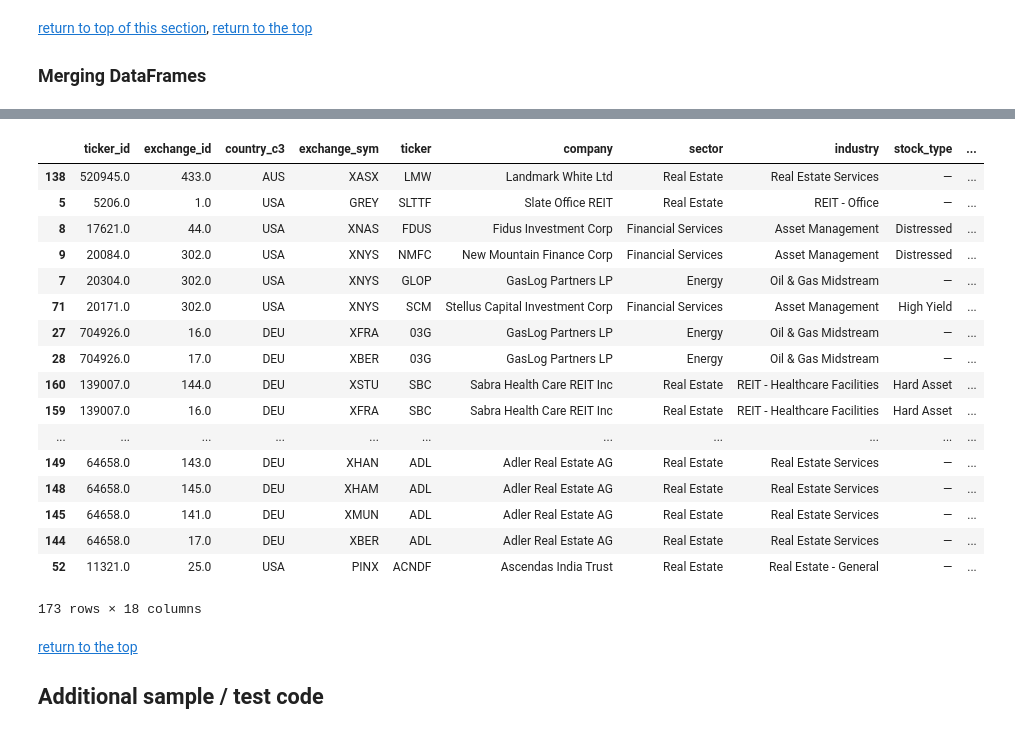
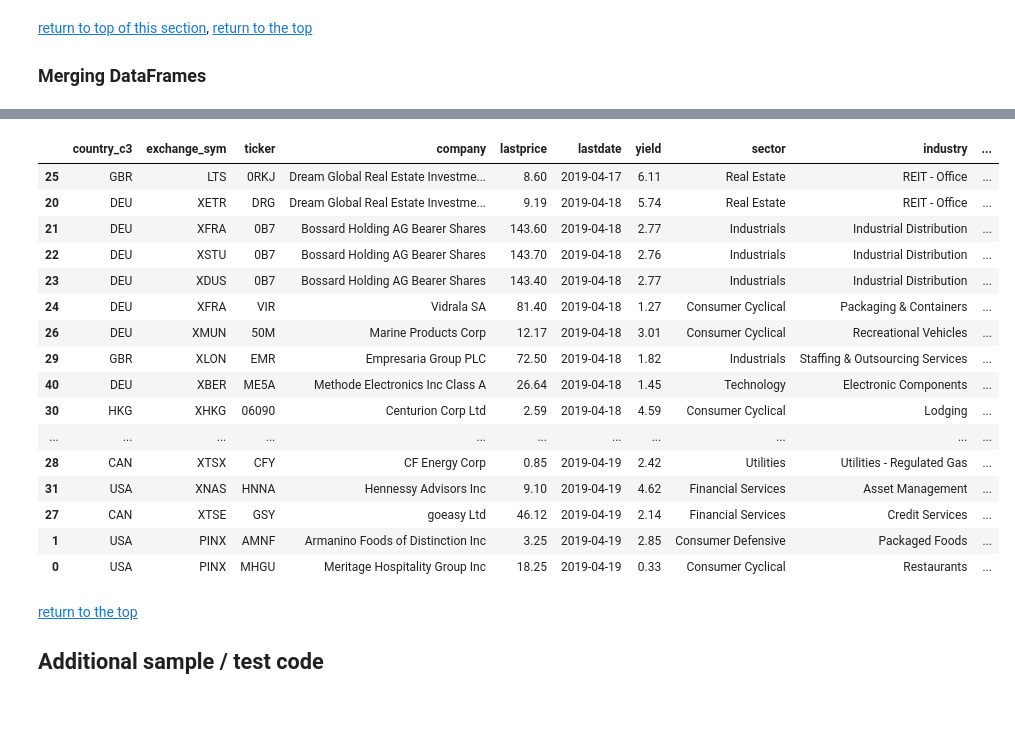
Before and after one commit to caiobran/mstables, a Jupyter notebook: data_overview.ipynb, the cells around one changed output, grey strips where cells are left out. Cells and saved outputs as stored; diff of their text form; code cells hidden in the pictures.

```diff
--- a/data_overview.ipynb
+++ b/data_overview.ipynb
@@ -1576,8 +1520,7 @@ cols = ['ticker_id', 'exchange_id'] + \
         [col for col in df_keyratios.columns if col.startswith('i4_') or col.startswith('Y')]
 
 df_rule1_7 = (df_keyratios
-              .where((df_keyratios['security_type'] == 'Stock') &
-                     (df_keyratios['Y9'] >= pd.to_datetime('2018-01')) &
+              .where((df_keyratios['Y9'] >= pd.to_datetime('2018-01')) &
                      (df_keyratios['i4_Y10'] > 0) &
                      ((df_keyratios['i4_Y9'] > 0) | (df_keyratios['i4_Y9'].isna() & df_keyratios['i4_Y8'].isna() & df_keyratios['i4_Y7'].isna() & df_keyratios['i4_Y6'].isna() & df_keyratios['i4_Y5'].isna() & df_keyratios['i4_Y4'].isna() & df_keyratios['i4_Y3'].isna())) &
                      ((df_keyratios['i4_Y8'] > 0) | (df_keyratios['i4_Y8'].isna() & df_keyratios['i4_Y7'].isna() & df_keyratios['i4_Y6'].isna() & df_keyratios['i4_Y5'].isna() & df_keyratios['i4_Y4'].isna() & df_keyratios['i4_Y3'].isna())) &
@@ -1590,3 +1533,5 @@ df_rule1_7 = (df_keyratios
 
 df_rule1_7.columns = [re.sub('i4_', 'NetIncome_r1_', col) for col in df_rule1_7.columns]
 df_rule1_7.columns = [re.sub('^Y', 'r1_Y', col) for col in df_rule1_7.columns]
+
+print('Total of {:,.0f} records meet this criterium.'.format(len(df_rule1_7)))
@@ -1639,8 +1565,7 @@ icols
 **c. Create 'Net Income' DataFrame**
 # %%
 df_rule2 = (df_keyratios
-            .where((df_keyratios['security_type'] == 'Stock') &
-                   (df_keyratios['Y9'] > pd.to_datetime('2018-01')) &
+            .where((df_keyratios['Y9'] > pd.to_datetime('2018-01')) &
                    (df_keyratios['i6_Y10'] >= df_keyratios['i6_Y9']) &
                    ((df_keyratios['i6_Y9'] >= df_keyratios['i6_Y8']) | (df_keyratios['i6_Y3'].isna() & df_keyratios['i6_Y4'].isna() & df_keyratios['i6_Y5'].isna() & df_keyratios['i6_Y6'].isna() & df_keyratios['i6_Y7'].isna() & df_keyratios['i6_Y8'].isna())) &
                    ((df_keyratios['i6_Y8'] >= df_keyratios['i6_Y7']) | (df_keyratios['i6_Y3'].isna() & df_keyratios['i6_Y4'].isna() & df_keyratios['i6_Y5'].isna() & df_keyratios['i6_Y6'].isna() & df_keyratios['i6_Y7'].isna())) &
@@ -1652,3 +1577,5 @@ df_rule2 = (df_keyratios
 
 df_rule2.columns = main_cols + [col.replace('i6', 'Dividend') for col in icols]
 df_rule2.columns = [re.sub('^Y', 'r2_Y', col) for col in df_rule2.columns]
+
+print('Total of {:,.0f} records meet this criterium.'.format(len(df_rule2)))
@@ -2111,14 +2051,20 @@ df_rule99[main_cols + ['CAGR_Rev_5yr', 'CAGR_OpeInc_5yr']]
 <a id="mergerules"></a>
 ### Merging DataFrames
 # %%
-main_cols = ['ticker_id', 'exchange_id', 'country_c3', 'exchange_sym', 'ticker', 'company',
-             'sector', 'industry', 'stock_type', 'style', 'lastprice', 'yield',
-             'CAGR_Rev_5yr', 'CAGR_OpeInc_5yr', 'PE_TTM_y', 'PB_TTM', 'PS_TTM', 'PC_TTM'
+main_cols = ['country_c3', 'exchange_sym', 'ticker', 'company',
+             'lastprice', 'lastdate', 'yield', 'sector', 'industry', 'stock_type',# 'style',
+             'CAGR_Rev_7yr', 'CAGR_OpeInc_7yr', 'CAGR_FreeCF_7yr',
+             'PE_TTM_x', 'PB_TTM', 'PS_TTM', 'PC_TTM'
             ]
 # %%
-df_rules = (df_rule1_7
-            .merge(df_rule2, on=['ticker_id', 'exchange_id'])
+df_rules = (df_master[df_master['security_type'] == 'Stock']
+            .merge(df_rule0_Rev, on=['ticker_id', 'exchange_id'])
+            .merge(df_rule0_OpeInc, on=['ticker_id', 'exchange_id'])
+            .merge(df_rule0_FreeCF, on=['ticker_id', 'exchange_id'])
+            .merge(df_rule1_7, on=['ticker_id', 'exchange_id']) # No earnings deficit
+            .merge(df_rule2, on=['ticker_id', 'exchange_id']) # Increasing dividends
             .merge(df_rule3, on=['ticker_id', 'exchange_id'])
-            .merge(df_rule99, on=['ticker_id', 'exchange_id'])
             .merge(df_vals, on=['ticker_id', 'exchange_id'])
            )
+
+len(df_rules)
@@ -2129,24 +2094,23 @@ len(df_rules)
 # %%
-df_rules[main_cols].sort_values(by='yield', ascending=False)
+df_rules[main_cols].sort_values(by='lastdate')
 # %% [output]
-|  | ticker_id | exchange_id | country_c3 | exchange_sym | ticker | company | sector | industry | stock_type | ... |
-| 138 | 520945.0 | 433.0 | AUS | XASX | LMW | Landmark White Ltd | Real Estate | Real Estate Services | — | ... |
-| 5 | 5206.0 | 1.0 | USA | GREY | SLTTF | Slate Office REIT | Real Estate | REIT - Office | — | ... |
-| 8 | 17621.0 | 44.0 | USA | XNAS | FDUS | Fidus Investment Corp | Financial Services | Asset Management | Distressed | ... |
-| 9 | 20084.0 | 302.0 | USA | XNYS | NMFC | New Mountain Finance Corp | Financial Services | Asset Management | Distressed | ... |
-| 7 | 20304.0 | 302.0 | USA | XNYS | GLOP | GasLog Partners LP | Energy | Oil & Gas Midstream | — | ... |
-| 71 | 20171.0 | 302.0 | USA | XNYS | SCM | Stellus Capital Investment Corp | Financial Services | Asset Management | High Yield | ... |
-| 27 | 704926.0 | 16.0 | DEU | XFRA | 03G | GasLog Partners LP | Energy | Oil & Gas Midstream | — | ... |
-| 28 | 704926.0 | 17.0 | DEU | XBER | 03G | GasLog Partners LP | Energy | Oil & Gas Midstream | — | ... |
-| 160 | 139007.0 | 144.0 | DEU | XSTU | SBC | Sabra Health Care REIT Inc | Real Estate | REIT - Healthcare Facilities | Hard Asset | ... |
-| 159 | 139007.0 | 16.0 | DEU | XFRA | SBC | Sabra Health Care REIT Inc | Real Estate | REIT - Healthcare Facilities | Hard Asset | ... |
+|  | country_c3 | exchange_sym | ticker | company | lastprice | lastdate | yield | sector | industry | ... |
+| 25 | GBR | LTS | 0RKJ | Dream Global Real Estate Investme... | 8.60 | 2019-04-17 | 6.11 | Real Estate | REIT - Office | ... |
+| 20 | DEU | XETR | DRG | Dream Global Real Estate Investme... | 9.19 | 2019-04-18 | 5.74 | Real Estate | REIT - Office | ... |
+| 21 | DEU | XFRA | 0B7 | Bossard Holding AG Bearer Shares | 143.60 | 2019-04-18 | 2.77 | Industrials | Industrial Distribution | ... |
+| 22 | DEU | XSTU | 0B7 | Bossard Holding AG Bearer Shares | 143.70 | 2019-04-18 | 2.76 | Industrials | Industrial Distribution | ... |
+| 23 | DEU | XDUS | 0B7 | Bossard Holding AG Bearer Shares | 143.40 | 2019-04-18 | 2.77 | Industrials | Industrial Distribution | ... |
+| 24 | DEU | XFRA | VIR | Vidrala SA | 81.40 | 2019-04-18 | 1.27 | Consumer Cyclical | Packaging & Containers | ... |
+| 26 | DEU | XMUN | 50M | Marine Products Corp | 12.17 | 2019-04-18 | 3.01 | Consumer Cyclical | Recreational Vehicles | ... |
+| 29 | GBR | XLON | EMR | Empresaria Group PLC | 72.50 | 2019-04-18 | 1.82 | Industrials | Staffing & Outsourcing Services | ... |
+| 40 | DEU | XBER | ME5A | Methode Electronics Inc Class A | 26.64 | 2019-04-18 | 1.45 | Technology | Electronic Components | ... |
+| 30 | HKG | XHKG | 06090 | Centurion Corp Ltd | 2.59 | 2019-04-18 | 4.59 | Consumer Cyclical | Lodging | ... |
 | ... | ... | ... | ... | ... | ... | ... | ... | ... | ... | ... |
-| 149 | 64658.0 | 143.0 | DEU | XHAN | ADL | Adler Real Estate AG | Real Estate | Real Estate Services | — | ... |
-| 148 | 64658.0 | 145.0 | DEU | XHAM | ADL | Adler Real Estate AG | Real Estate | Real Estate Services | — | ... |
-| 145 | 64658.0 | 141.0 | DEU | XMUN | ADL | Adler Real Estate AG | Real Estate | Real Estate Services | — | ... |
-| 144 | 64658.0 | 17.0 | DEU | XBER | ADL | Adler Real Estate AG | Real Estate | Real Estate Services | — | ... |
-| 52 | 11321.0 | 25.0 | USA | PINX | ACNDF | Ascendas India Trust | Real Estate | Real Estate - General | — | ... |
+| 28 | CAN | XTSX | CFY | CF Energy Corp | 0.85 | 2019-04-19 | 2.42 | Utilities | Utilities - Regulated Gas | ... |
+| 31 | USA | XNAS | HNNA | Hennessy Advisors Inc | 9.10 | 2019-04-19 | 4.62 | Financial Services | Asset Management | ... |
+| 27 | CAN | XTSE | GSY | goeasy Ltd | 46.12 | 2019-04-19 | 2.14 | Financial Services | Credit Services | ... |
+| 1 | USA | PINX | AMNF | Armanino Foods of Distinction Inc | 3.25 | 2019-04-19 | 2.85 | Consumer Defensive | Packaged Foods | ... |
+| 0 | USA | PINX | MHGU | Meritage Hospitality Group Inc | 18.25 | 2019-04-19 | 0.33 | Consumer Cyclical | Restaurants | ... |
-173 rows × 18 columns
 # %% [markdown]
 <a id="additional"></a>
 [return to the top](#top)
```
Also changed, not shown: parts of 74 cells of this notebook, 3 other files.
